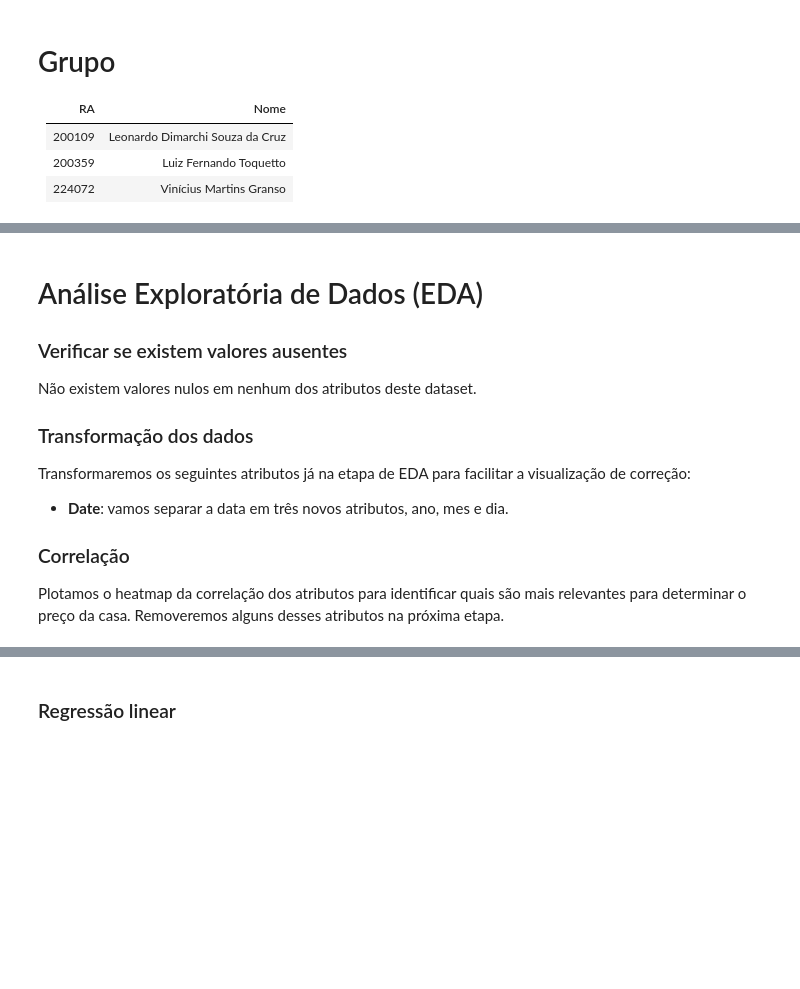
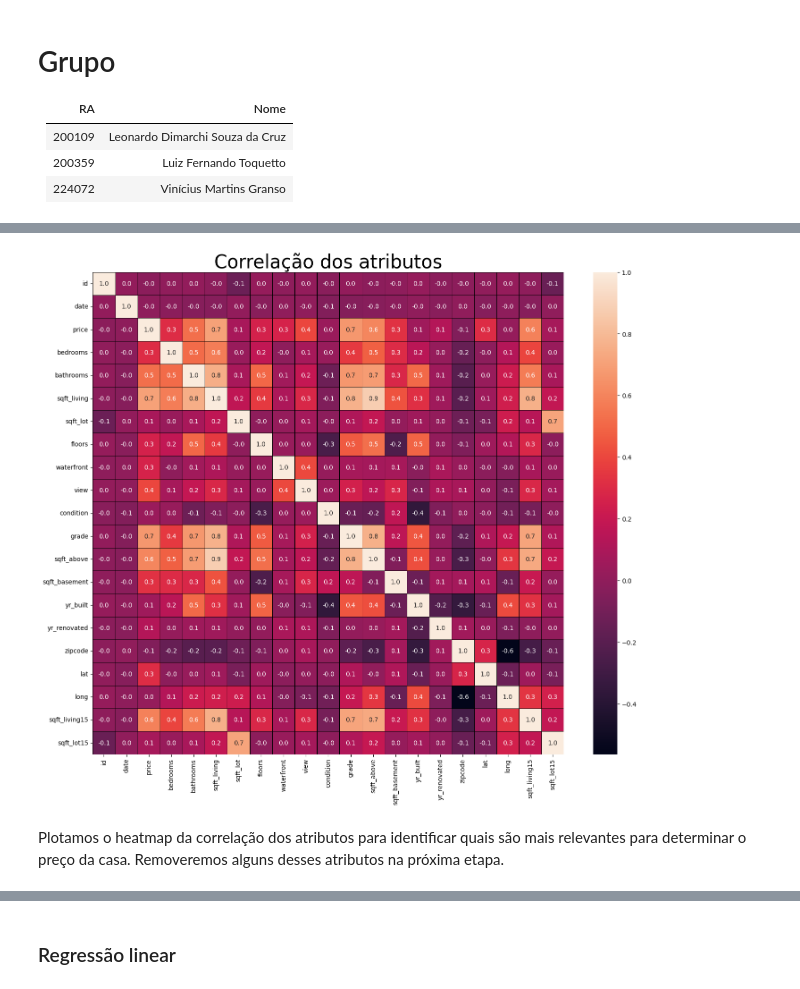
Before and after one commit to leonardodimarchi/ai-regression-and-classification, a Jupyter notebook: regression.ipynb, the cells around one changed output, grey strips where cells are left out. Saved outputs shown, nothing was run; the diff lists cells and outputs as text; code cells hidden in the pictures; blank space fills up the shorter version.

```diff
--- a/regression.ipynb
+++ b/regression.ipynb
@@ -67,17 +108,21 @@ dataset_original.describe()
+# %%
+# Realizando a cópia do dataset para manter a cópia original
+dataset = dataset_original.copy()
+
+# Convertendo o atributo de data do formato 20141013T000000 para datetime,
+# assim representando as datas de maneira numérica para que seja possível calcular a correlação
+dataset['date'] = pd.to_datetime(dataset['date'], format='%Y%m%dT%H%M%S')
+
+# Calculando o mapa de correlação
+mapa_de_correlacao = dataset.corr()
+
+# Plotando o mapa de correlação
+plt.subplots(figsize=(17,14))
+sns.heatmap(mapa_de_correlacao, annot=True, linewidths=0.5, linecolor="Black", fmt="1.1f")
+plt.title("Correlação dos atributos",fontsize=30)
+plt.show()
+# %% [output]
+[figure, added]
 # %% [markdown]
-# Análise Exploratória de Dados (EDA)
-
-### Verificar se existem valores ausentes
-
-Não existem valores nulos em nenhum dos atributos deste dataset.
-
-### Transformação dos dados
-
-Transformaremos os seguintes atributos já na etapa de EDA para facilitar a visualização de correção:
-
-- **Date**: vamos separar a data em três novos atributos, ano, mes e dia.
-
-### Correlação
-
 Plotamos o heatmap da correlação dos atributos para identificar quais são mais relevantes para determinar o preço da casa.
 Removeremos alguns desses atributos na próxima etapa.
```
Also changed, not shown: parts of 25 cells of this notebook.
